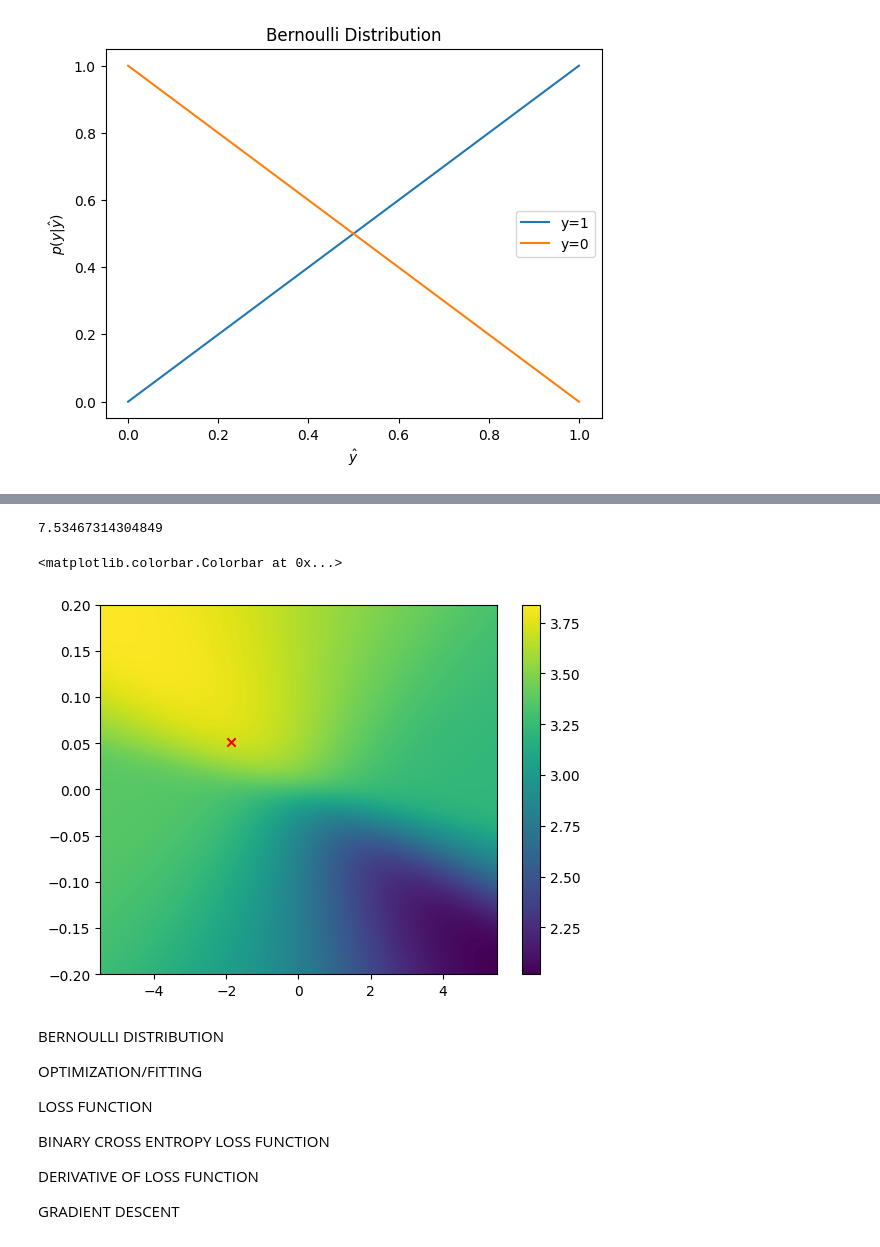
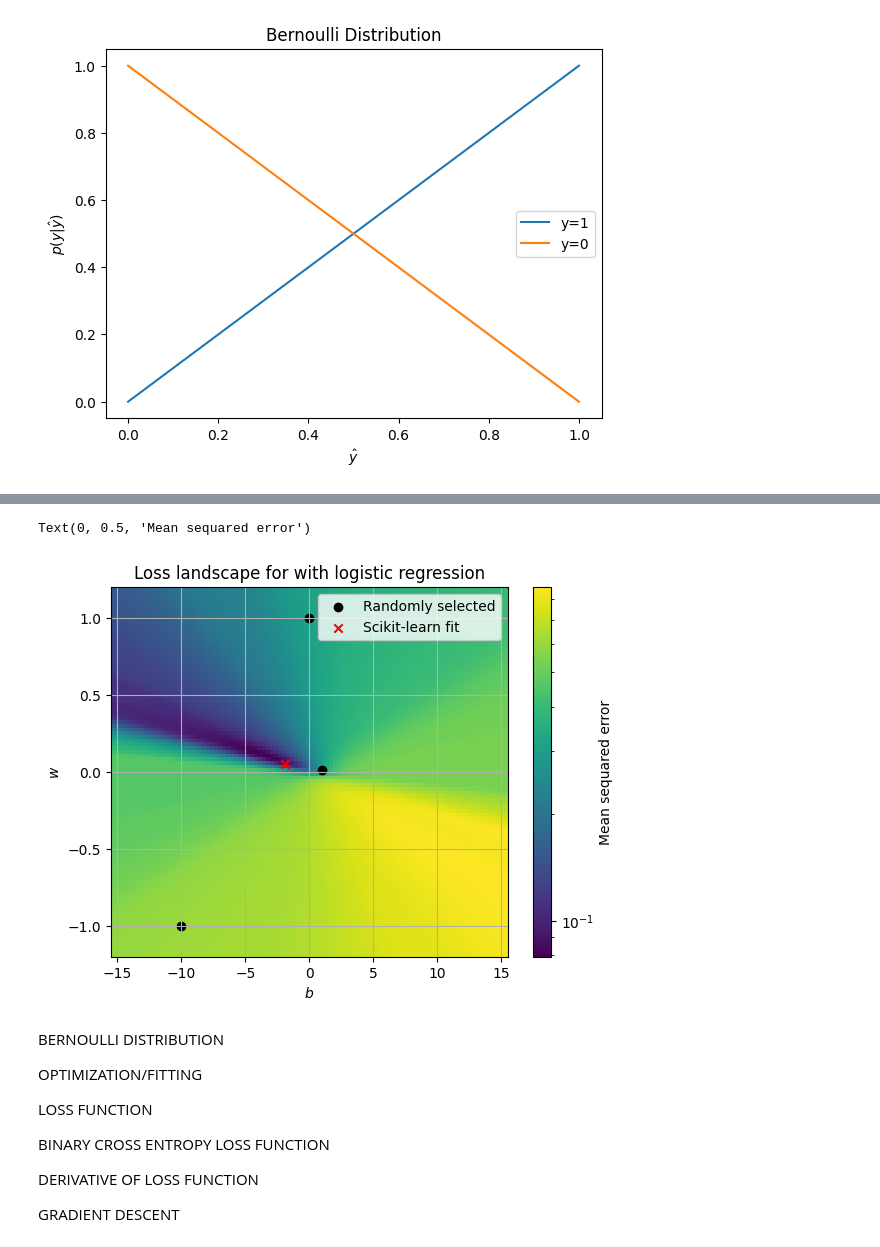
Before and after one commit to dbheadley/DecodingTheBrain, a Jupyter notebook: Week4/notes.ipynb, the cells around one changed output, grey strips where cells are left out. Saved outputs shown, nothing was run; the diff lists cells and outputs as text; code cells hidden in the pictures.

Commit message:
added fitness landscape

```diff
--- a/Week4/notes.ipynb
+++ b/Week4/notes.ipynb
@@ -150,25 +262,27 @@ array([ True,  True,  True,  True,  True,  True,  True,  True,  True,
 # %%
-w_grid = np.linspace(-0.2, 0.2, 500)
-b_grid = np.linspace(-5.5, 5.5, 500)
-b_sum = np.zeros((w_grid.size, b_grid.size))
+w_grid = np.linspace(-1.2, 1.2, 100)
+b_grid = np.linspace(-15.5, 15.5, 100)
+mse = np.zeros((w_grid.size, b_grid.size))
 for i, w in enumerate(w_grid):
     for j, b in enumerate(b_grid):
-        b_sum[i,j] = np.sum(bernoulli_dist(y, logistic(X.squeeze(), w, b)))
+        mse[i,j] = np.mean((y-logistic(X.squeeze(), w, b))**2)
 
-print(np.min(b_sum.flatten()))
 fig, ax = plt.subplots()
-#ax.plot(b_sum[90,:])
-#ax.plot(b_sum[99,:])
-
 # imshow with w_grid, b_grid and b_sum
-im = ax.imshow(np.log(b_sum), extent=[b_grid[0], b_grid[-1], w_grid[0], w_grid[-1]], aspect='auto', origin='lower')
-ax.scatter(params['intercept'], params['coef'], marker='x', color='r')
-# add colorbar
-fig.colorbar(im, ax=ax)
+im = ax.imshow(mse, extent=[b_grid[0], b_grid[-1], w_grid[0], w_grid[-1]],
+               norm=colors.LogNorm(), aspect='auto', origin='lower')
+ax.scatter([0,1,-10],[1, 0.01, -1], marker='o', color='k', label='Randomly selected')
+ax.scatter(params['intercept'], params['coef'], marker='x', color='r', label='Scikit-learn fit')
+ax.legend()
+ax.set_xlabel('$b$')
+ax.set_ylabel('$w$')
+ax.set_title('Loss landscape for with logistic regression')
+ax.grid()
+cbar = fig.colorbar(im, ax=ax)
+cbar.ax.set_ylabel('Mean sequared error')
 # %% [output]
-7.53467314304849
+Text(0, 0.5, 'Mean sequared error')
-<matplotlib.colorbar.Colorbar at 0x...>
-[figure, old version]
+[figure, new version]
 # %% [markdown]
 BERNOULLI DISTRIBUTION
 
```
Also changed, not shown: parts of 13 cells of this notebook.
